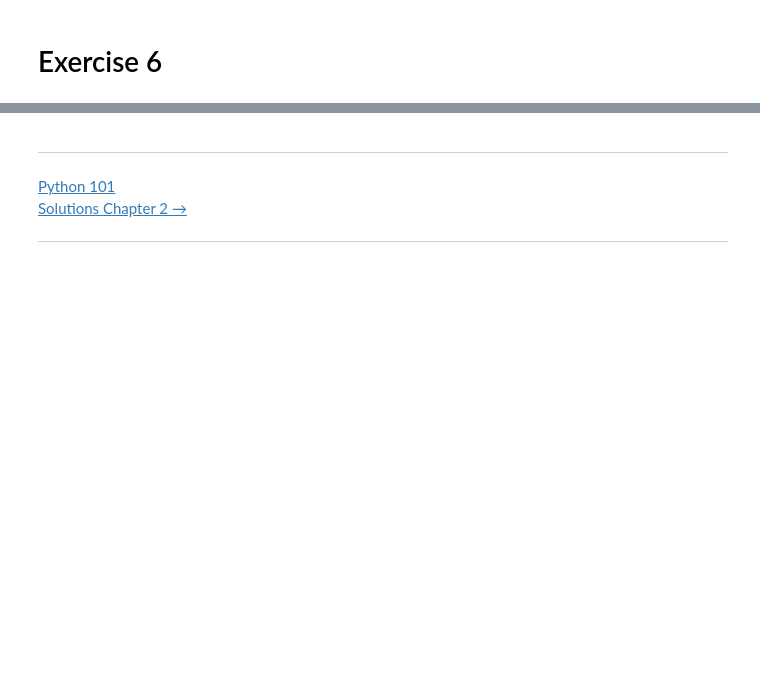
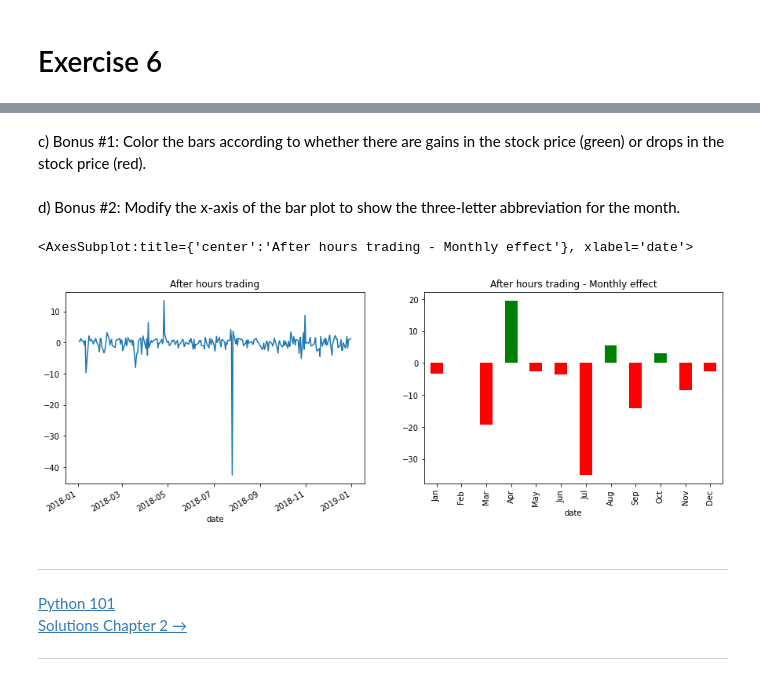
Before and after one commit to will-i-amv-books/Hands-On-Data-Analysis-with-Pandas-2nd-edition, a Jupyter notebook: ch_05/exercises.ipynb, the cells around one changed output, grey strips where cells are left out. Drawn from its saved outputs; the diff is of its cells as text; code cells hidden in the pictures; blank space fills up the shorter version.

```diff
--- a/ch_05/exercises.ipynb
+++ b/ch_05/exercises.ipynb
@@ -163,3 +174,33 @@ dailyChangesRollingAverage\
+# %%
+dailyDiff = fb.open - fb.close.shift()
+
+monthlyDiff = dailyDiff.resample('1M').sum()
+# %% [markdown]
+c) Bonus #1: Color the bars according to whether there are gains in the stock price
+(green) or drops in the stock price (red).
+# %%
+colorBars = np.where(monthlyDiff >= 0, 'g', 'r')
+# %% [markdown]
+d) Bonus #2: Modify the x-axis of the bar plot to show the three-letter abbreviation
+for the month.
+# %%
+monthlyDiff.index = monthlyDiff.index.strftime('%b')
+# %%
+fig, axes = plt.subplots(1, 2, figsize=(15, 5))
+
+dailyDiff.plot(
+    ax=axes[0],
+    title='After hours trading'
+)
+monthlyDiff.plot(
+    kind='bar',
+    ax=axes[1],
+    title='After hours trading - Monthly effect',
+    color=colorBars,
+)
+# %% [output]
+<AxesSubplot:title={'center':'After hours trading - Monthly effect'}, xlabel='date'>
+[figure, added]
 # %% [markdown]
 <hr>
 <div style="overflow: hidden; margin-bottom: 10px;">
```
Also changed, not shown: parts of 2 cells of this notebook.
